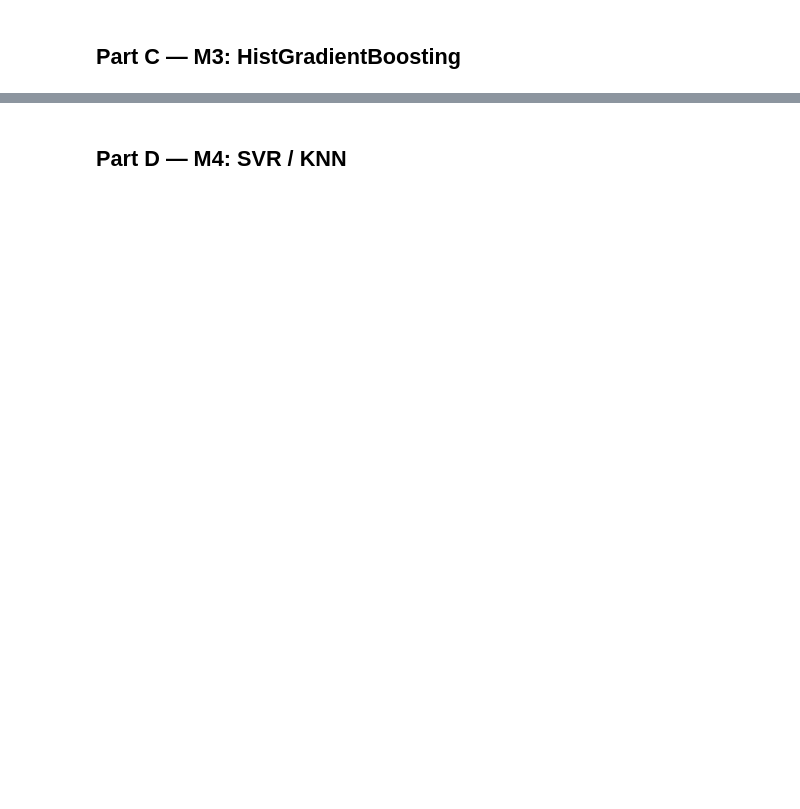
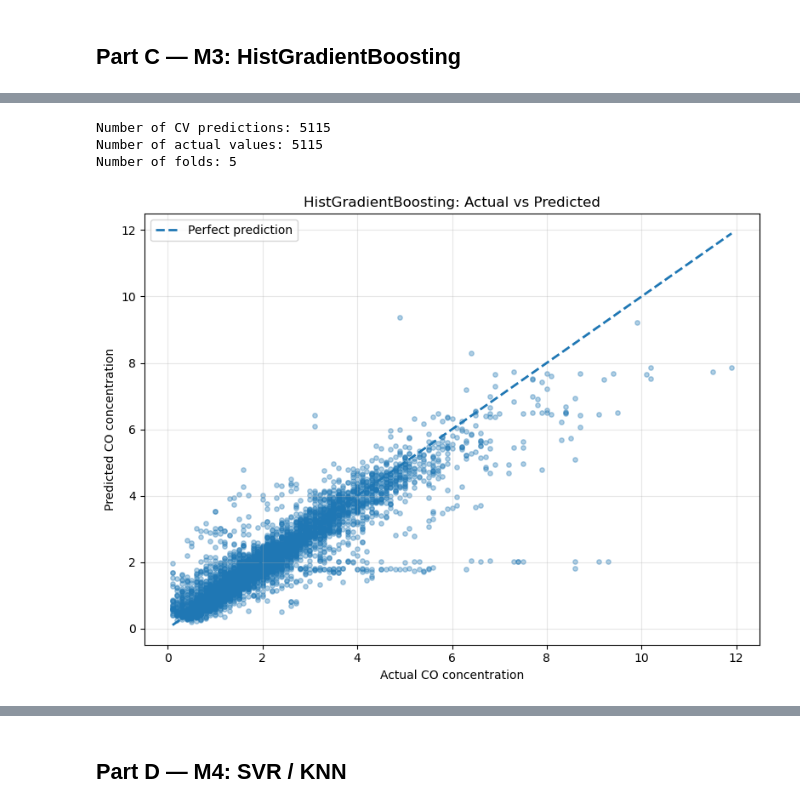
Before and after one commit to ASHTOW2102/eng5338-cw2-air-quality, a Jupyter notebook: ENG5338_CW2_notebook.ipynb, the cells around one changed output, grey strips where cells are left out. Saved outputs shown, nothing was run; the diff lists cells and outputs as text; code cells hidden in the pictures; blank space fills up the shorter version.

```diff
--- a/ENG5338_CW2_notebook.ipynb
+++ b/ENG5338_CW2_notebook.ipynb
@@ -275,0 +839,14 @@ dtype: object
+# %%
+# C.5 Hyperparameter optimisation
+
+hgb_search, hgb_results = run_search(
+    "HistGradientBoosting",
+    hgb_pipe,
+    hgb_grid
+)
+
+print("Best hyperparameters:")
+print(hgb_search.best_params_)
+
+print("\nBest validation MAE:")
+print(-hgb_search.best_score_)
@@ -275,0 +878,66 @@ dtype: object
+# %%
+# C.7 Generate out-of-fold predictions using TimeSeriesSplit
+
+from sklearn.base import clone
+
+cv_actual = []
+cv_predictions = []
+cv_indices = []
+
+for fold, (train_idx, val_idx) in enumerate(
+    CV.split(X_train, y_train), start=1
+):
+    fold_model = clone(hgb_search.best_estimator_)
+
+    fold_model.fit(
+        X_train.iloc[train_idx],
+        y_train.iloc[train_idx]
+    )
+
+    predictions = fold_model.predict(X_train.iloc[val_idx])
+
+    cv_actual.extend(y_train.iloc[val_idx].to_numpy())
+    cv_predictions.extend(predictions)
+    cv_indices.extend(val_idx)
+
+print("Number of CV predictions:", len(cv_predictions))
+print("Number of actual values:", len(cv_actual))
+print("Number of folds:", fold)
+# %% [output]
+Number of CV predictions: 5115
+Number of actual values: 5115
+Number of folds: 5
+# %%
+# C.8 Actual vs Predicted Values
+
+plt.figure(figsize=(8, 6))
+
+plt.scatter(
+    cv_actual,
+    cv_predictions,
+    alpha=0.35,
+    s=15
+)
+
+# Ideal prediction line
+min_val = min(min(cv_actual), min(cv_predictions))
+max_val = max(max(cv_actual), max(cv_predictions))
+
+plt.plot(
+    [min_val, max_val],
+    [min_val, max_val],
+    linestyle="--",
+    linewidth=2,
+    label="Perfect prediction"
+)
+
+plt.xlabel("Actual CO concentration")
+plt.ylabel("Predicted CO concentration")
+plt.title("HistGradientBoosting: Actual vs Predicted")
+plt.legend()
+plt.grid(alpha=0.3)
+plt.tight_layout()
+plt.savefig("hgb_actual_vs_predicted.png", dpi=300, bbox_inches="tight")
+plt.show()
+# %% [output]
+[figure, added]
```
Also changed, not shown: parts of 79 cells of this notebook.
